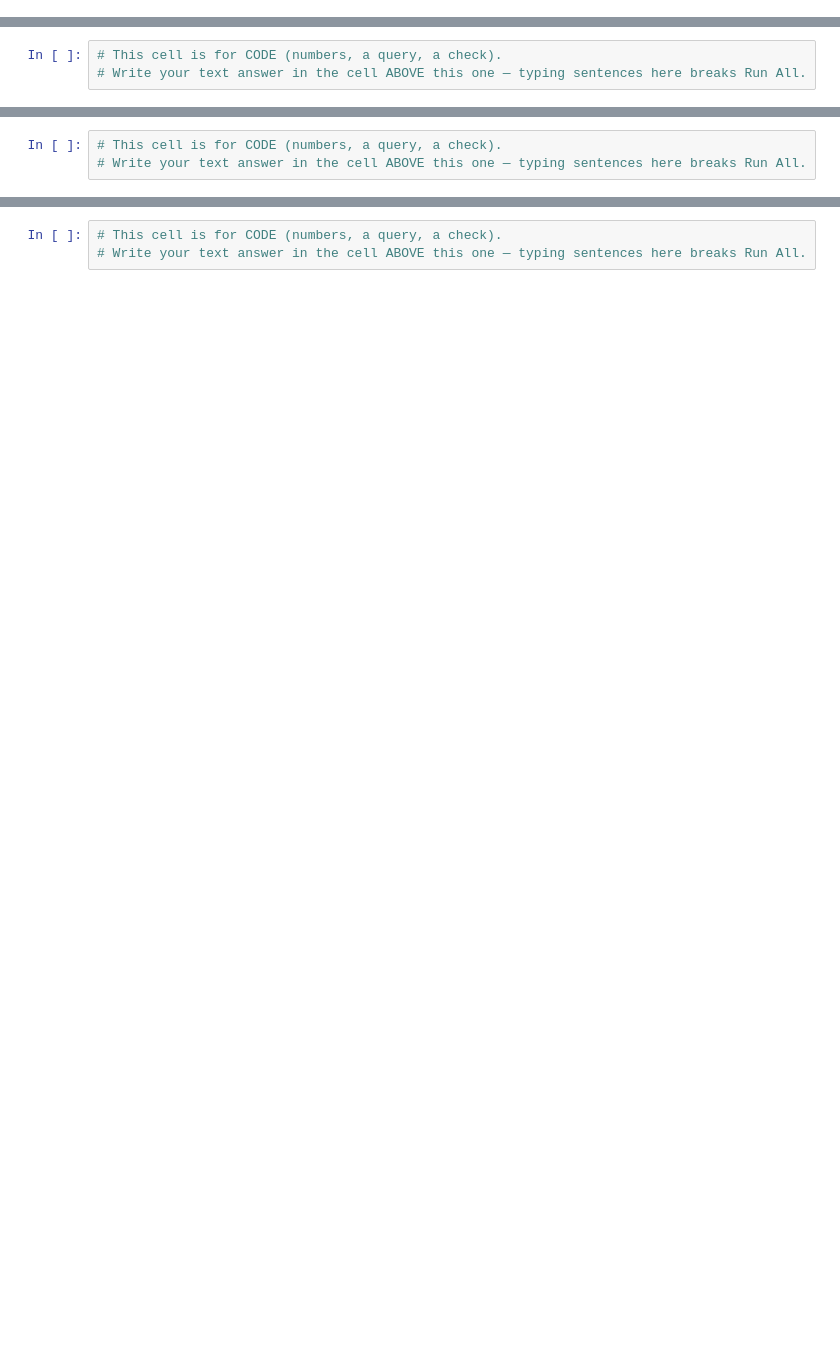
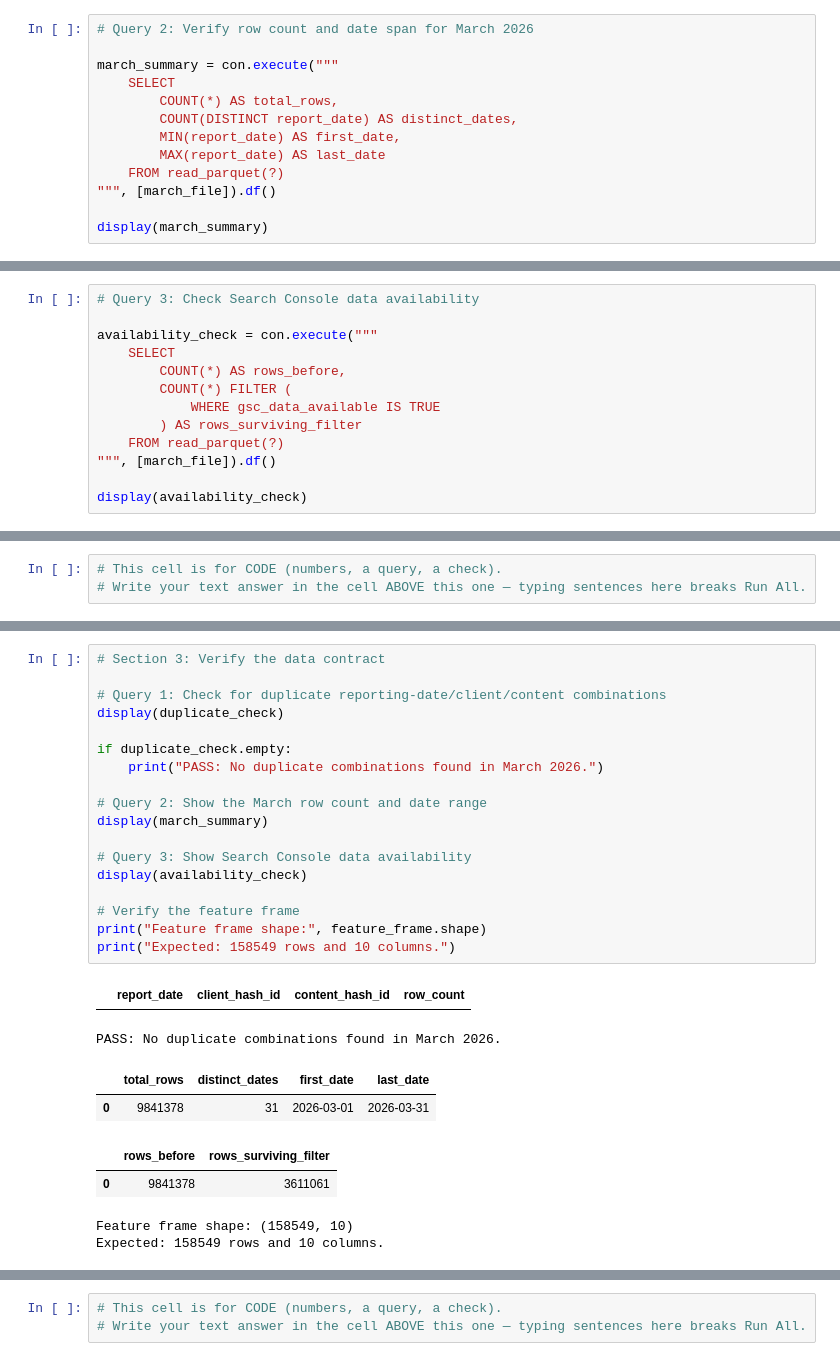
Before and after one commit to StickRift/Rift, a Jupyter notebook: work/notebooks/w03_data_contract.ipynb, the cells around one changed output, grey strips where cells are left out. Drawn from its saved outputs; the diff is of its cells as text; blank space fills up the shorter version.

Commit message:
Complete ML-04 data contract

```diff
--- a/work/notebooks/w03_data_contract.ipynb
+++ b/work/notebooks/w03_data_contract.ipynb
@@ -15,0 +88,13 @@ This skeleton is yours to fill. Work the sections **in order** — each one has
+# %%
+# Query 2: Verify row count and date span for March 2026
+
+march_summary = con.execute("""
+    SELECT
+        COUNT(*) AS total_rows,
+        COUNT(DISTINCT report_date) AS distinct_dates,
+        MIN(report_date) AS first_date,
+        MAX(report_date) AS last_date
+    FROM read_parquet(?)
+""", [march_file]).df()
+
+display(march_summary)
@@ -15,0 +104,13 @@ This skeleton is yours to fill. Work the sections **in order** — each one has
+# %%
+# Query 3: Check Search Console data availability
+
+availability_check = con.execute("""
+    SELECT
+        COUNT(*) AS rows_before,
+        COUNT(*) FILTER (
+            WHERE gsc_data_available IS TRUE
+        ) AS rows_surviving_filter
+    FROM read_parquet(?)
+""", [march_file]).df()
+
+display(availability_check)
@@ -27,6 +318,30 @@ This skeleton is yours to fill. Work the sections **in order** — each one has
 # %%
-# This cell is for CODE (numbers, a query, a check).
-# Write your text answer in the cell ABOVE this one — typing sentences here breaks Run All.
+# Section 3: Verify the data contract
+
+# Query 1: Check for duplicate reporting-date/client/content combinations
+display(duplicate_check)
+
+if duplicate_check.empty:
+    print("PASS: No duplicate combinations found in March 2026.")
+
+# Query 2: Show the March row count and date range
+display(march_summary)
+
+# Query 3: Show Search Console data availability
+display(availability_check)
+
+# Verify the feature frame
+print("Feature frame shape:", feature_frame.shape)
+print("Expected: 158549 rows and 10 columns.")
+# %% [output]
+|  | report_date | client_hash_id | content_hash_id | row_count |
+PASS: No duplicate combinations found in March 2026.
+|  | total_rows | distinct_dates | first_date | last_date |
+| 0 | 9841378 | 31 | 2026-03-01 | 2026-03-31 |
+|  | rows_before | rows_surviving_filter |
+| 0 | 9841378 | 3611061 |
+Feature frame shape: (158549, 10)
+Expected: 158549 rows and 10 columns.
 # %% [markdown]
 ## 4. Data limits
 
```
Also changed, not shown: parts of 14 cells of this notebook.
